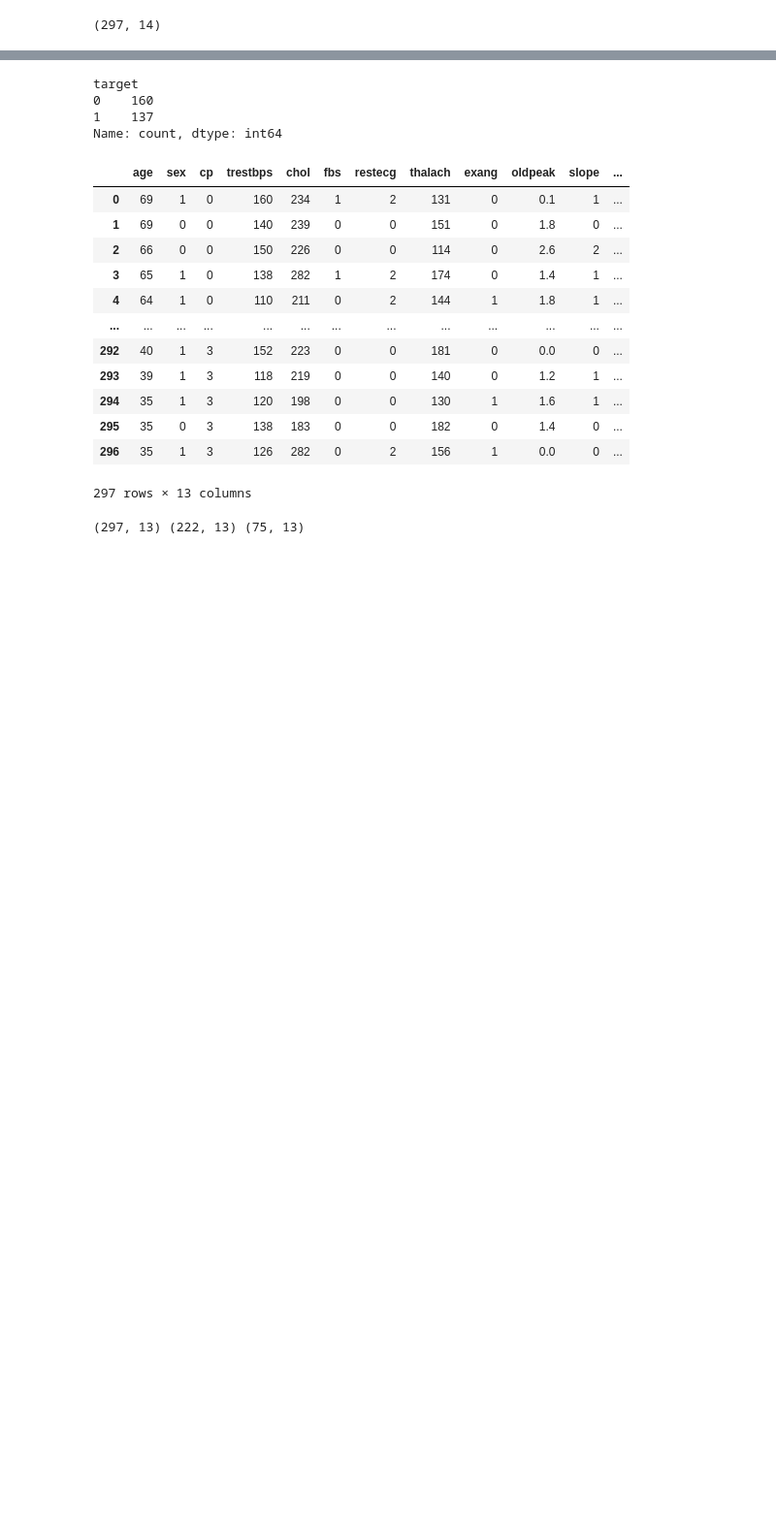
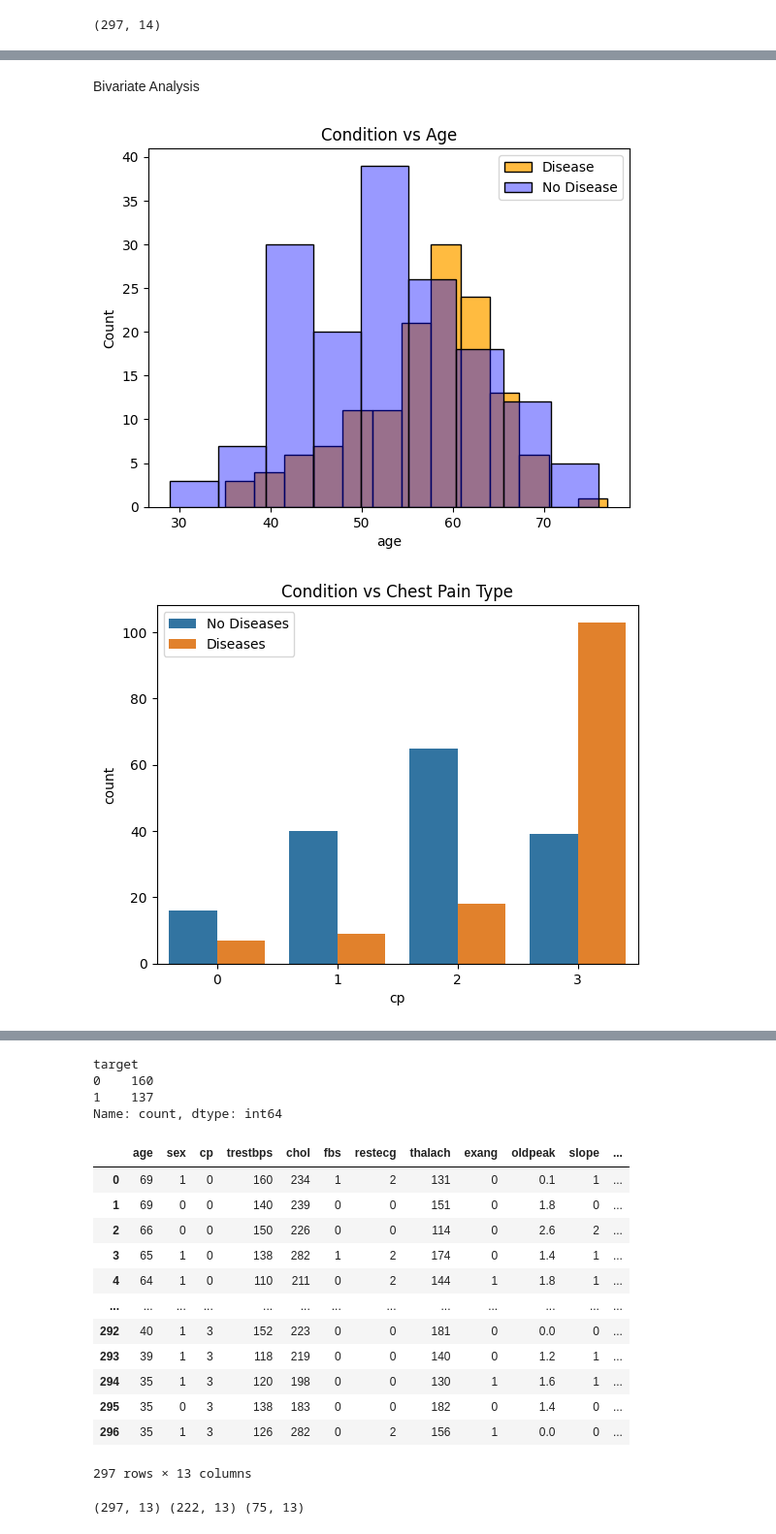
Before and after one commit to shubh637/Heart_Disease_Prediction_using_ML, a Jupyter notebook: data and predictions/HeartDiseasePrediction.ipynb, the cells around one changed output, grey strips where cells are left out. Shown at 97% size. Saved outputs shown, nothing was run; the diff lists cells and outputs as text; code cells hidden in the pictures; blank space fills up the shorter version.

```diff
--- a/data and predictions/HeartDiseasePrediction.ipynb
+++ b/data and predictions/HeartDiseasePrediction.ipynb
@@ -100,0 +170,30 @@ heart_data.shape
+# %% [markdown]
+Bivariate Analysis
+# %%
+# Condition vs Age
+sns.histplot(heart_data[heart_data['condition'] == 1]['age'], color='orange', label='Disease')
+sns.histplot(heart_data[heart_data['condition'] == 0]['age'], color='blue', label='No Disease',alpha=0.4)
+plt.title('Condition vs Age')
+plt.legend()
+plt.show()
+
+# Condition vs Chest Pain Type
+sns.countplot(x='cp', hue='condition', data=heart_data)
+plt.legend(["No Diseases","Diseases"])
+plt.title('Condition vs Chest Pain Type')
+plt.show()
+
+# Scatter plot with legends based on 'condition'
+sns.scatterplot(x='trestbps', y='chol', hue='condition', data=heart_data, palette={0: 'blue', 1: 'orange'})
+
+# Customizing the legend
+plt.legend(title='Condition', loc='upper right', labels=["No Disease", "Disease"], handles=[
+    plt.Line2D([0], [0], marker='o', color='w', markerfacecolor='blue', markersize=10, label='No Disease'),
+    plt.Line2D([0], [0], marker='o', color='w', markerfacecolor='orange', markersize=10, label='Disease')
+])
+
+plt.title('Condition vs Blood Pressure & Cholesterol')
+plt.show()
+# %% [output]
+[figure, added]
+[figure, added]
```
Also changed, not shown: parts of 17 cells of this notebook.
